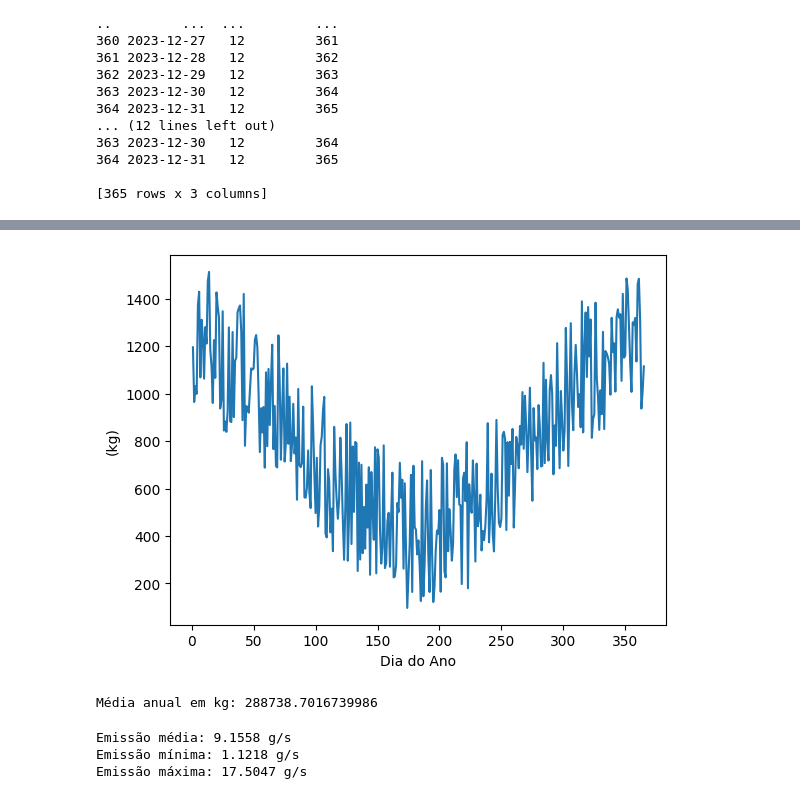
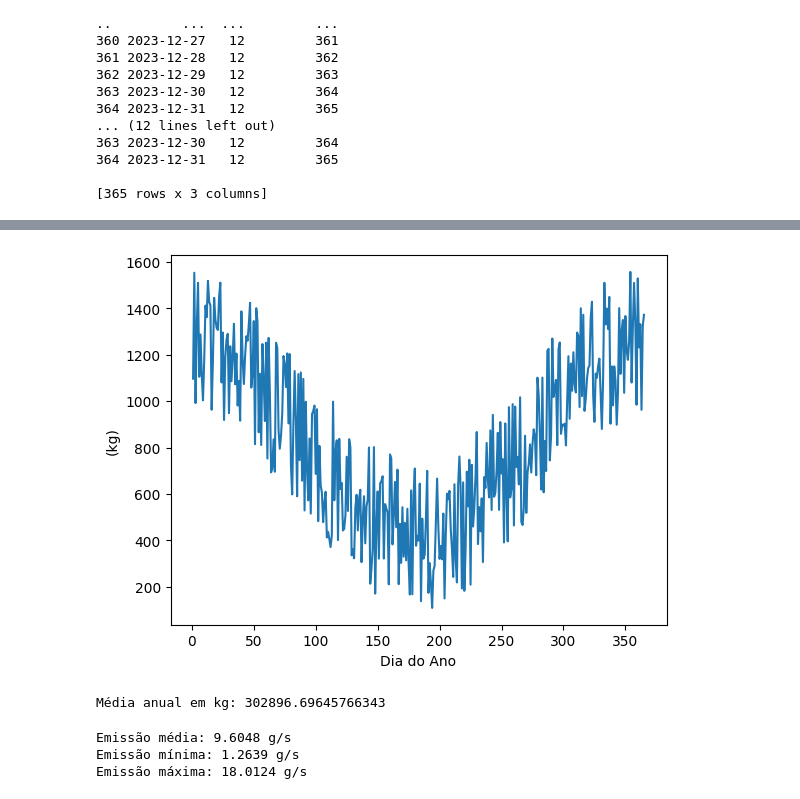
Before and after one commit to maiarasimone/ENS5173_202401, a Jupyter notebook: Atividade01_01.ipynb, the cells around one changed output, grey strips where cells are left out. Saved outputs shown, nothing was run; the diff lists cells and outputs as text; code cells hidden in the pictures.

```diff
--- a/Atividade01_01.ipynb
+++ b/Atividade01_01.ipynb
@@ -225,26 +225,30 @@ df.to_csv(r"C:\Users\sergi\OneDrive\Documentos\GitHub\ENS5173_202401\tabelas\ati
 [figure]
 # %%
 import matplotlib.pyplot as plt
+
+
+#Calcula os valores aleatórios com sazonalidade e os atribui à coluna 'aleatorioSazonal' do DataFrame `df`, resultado é multiplicado por 0.4948 - número escolhido para chegar ao valor próximo da média anual
+df['aleatorioSazonal'] = (df['atividade'] +  df['sazonalidade']*df['atividade'].mean())*0.505
 
 # Plotando um gráfico dos valores de 'Dia do Ano' no eixo x e 'aleatorioSazonal' no eixo y
 plt.plot(df['Dia do Ano'], df['aleatorioSazonal'])
 
 # Definindo o título e os rótulos dos eixos
 plt.xlabel('Dia do Ano')
 plt.ylabel('(kg)')
 
 # Exibindo o gráfico
 plt.show()
 
 # Calculando a média dos valores em 'aleatorioSazonal' e multiplicando por 365 para obter uma média anual
 media_anual_kg = df['aleatorioSazonal'].mean() * 365
 print("Média anual em kg:", media_anual_kg)
 
 # Salvando o DataFrame `df` como um arquivo CSV
 df.to_csv(r"C:\Users\sergi\OneDrive\Documentos\GitHub\ENS5173_202401\tabelas\ativ.csv")
 # %% [output]
-[figure, old version]
+[figure, new version]
-Média anual em kg: 288738.7016739986
+Média anual em kg: 302896.69645766343
 # %%
 # Convertendo de kg/dia para g/s
 #1000/(24*60*60)
@@ -259,9 +263,9 @@ print("Emissão média: {:.4f} g/s".format(emissao_media_g_s))
 print("Emissão mínima: {:.4f} g/s".format(emissao_minima_g_s))
 print("Emissão máxima: {:.4f} g/s".format(emissao_maxima_g_s))
 # %% [output]
-Emissão média: 9.1558 g/s
-Emissão mínima: 1.1218 g/s
-Emissão máxima: 17.5047 g/s
+Emissão média: 9.6048 g/s
+Emissão mínima: 1.2639 g/s
+Emissão máxima: 18.0124 g/s
 # %%
 
 
```
Also changed, not shown: parts of 4 cells of this notebook.
